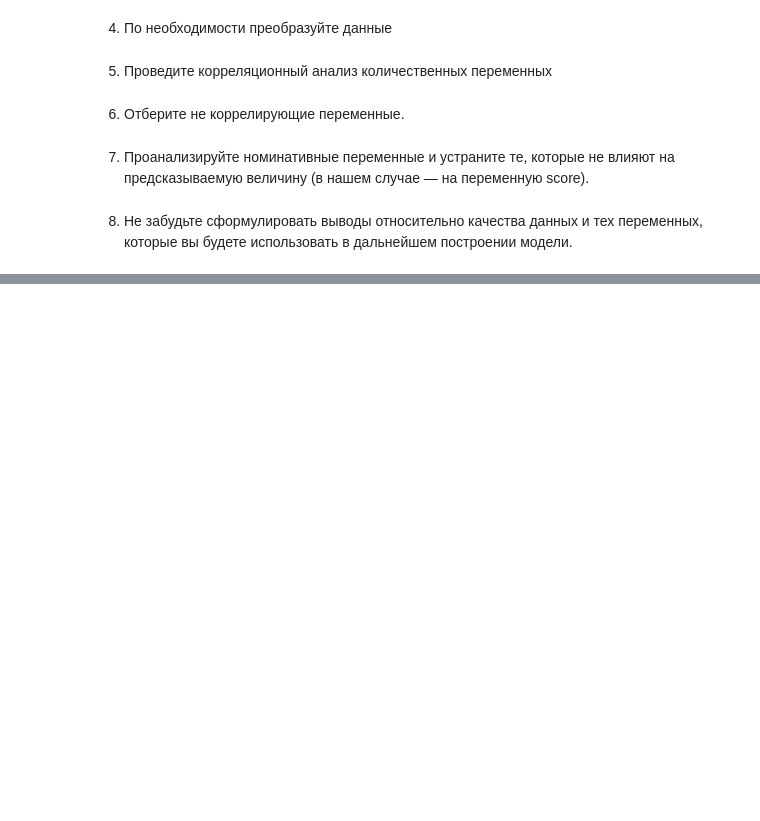
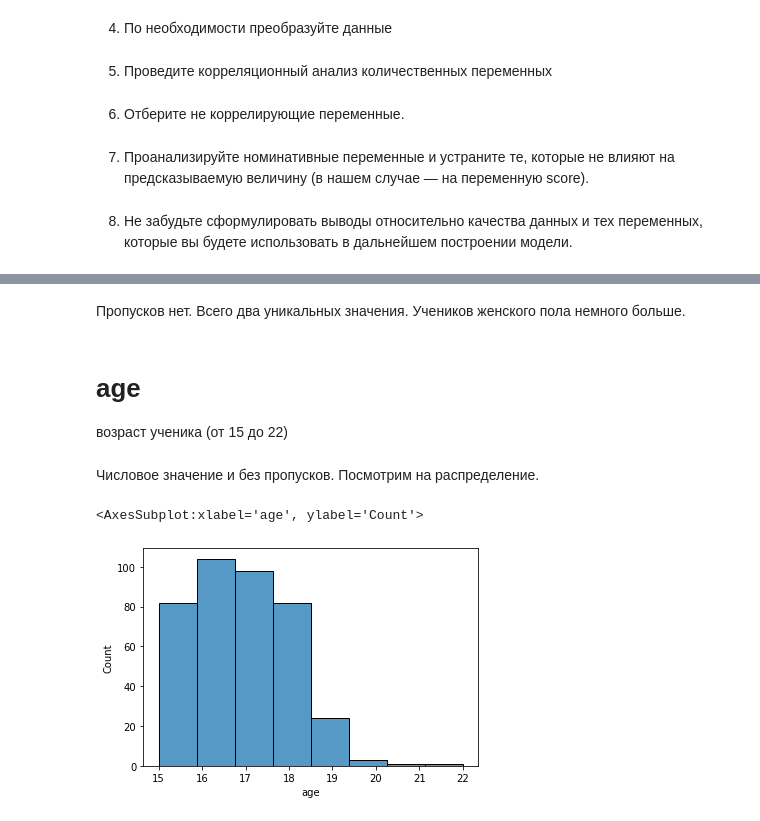
Before and after one commit to UndyingSerpent/skillfactory, a Jupyter notebook: module_2/Project_2.ipynb, the cells around one changed output, grey strips where cells are left out. Drawn from its saved outputs; the diff is of its cells as text; code cells hidden in the pictures; blank space fills up the shorter version.

Commit message:
module_2: Analyze columns

```diff
--- a/module_2/Project_2.ipynb
+++ b/module_2/Project_2.ipynb
@@ -110,3 +104,8 @@ students.head(10)
 7. Проанализируйте номинативные переменные и устраните те, которые не влияют на предсказываемую величину (в нашем случае — на переменную score).
 # %% [markdown]
 8. Не забудьте сформулировать выводы относительно качества данных и тех переменных, которые вы будете использовать в дальнейшем построении модели.
+# %%
+# Для удобства использования переименуем названия столбцов
+# Уберем длинные нзвания и заглавные буквы
+students.columns = [column_name.lower() for column_name in students.columns]
+students.rename({'studytime, granular':'studytimegranular'}, axis='columns', inplace=True)
@@ -112,0 +155,15 @@ students.head(10)
+# %% [markdown]
+Пропусков нет.
+Всего два уникальных значения.
+Учеников женского пола немного больше.
+# %% [markdown]
+# age
+возраст ученика (от 15 до 22)
+# %% [markdown]
+Числовое значение и без пропусков.
+Посмотрим на распределение.
+# %%
+sns.histplot(x=students.age, bins=8)
+# %% [output]
+<AxesSubplot:xlabel='age', ylabel='Count'>
+[figure, added]
```
Also changed, not shown: parts of 69 cells of this notebook.
